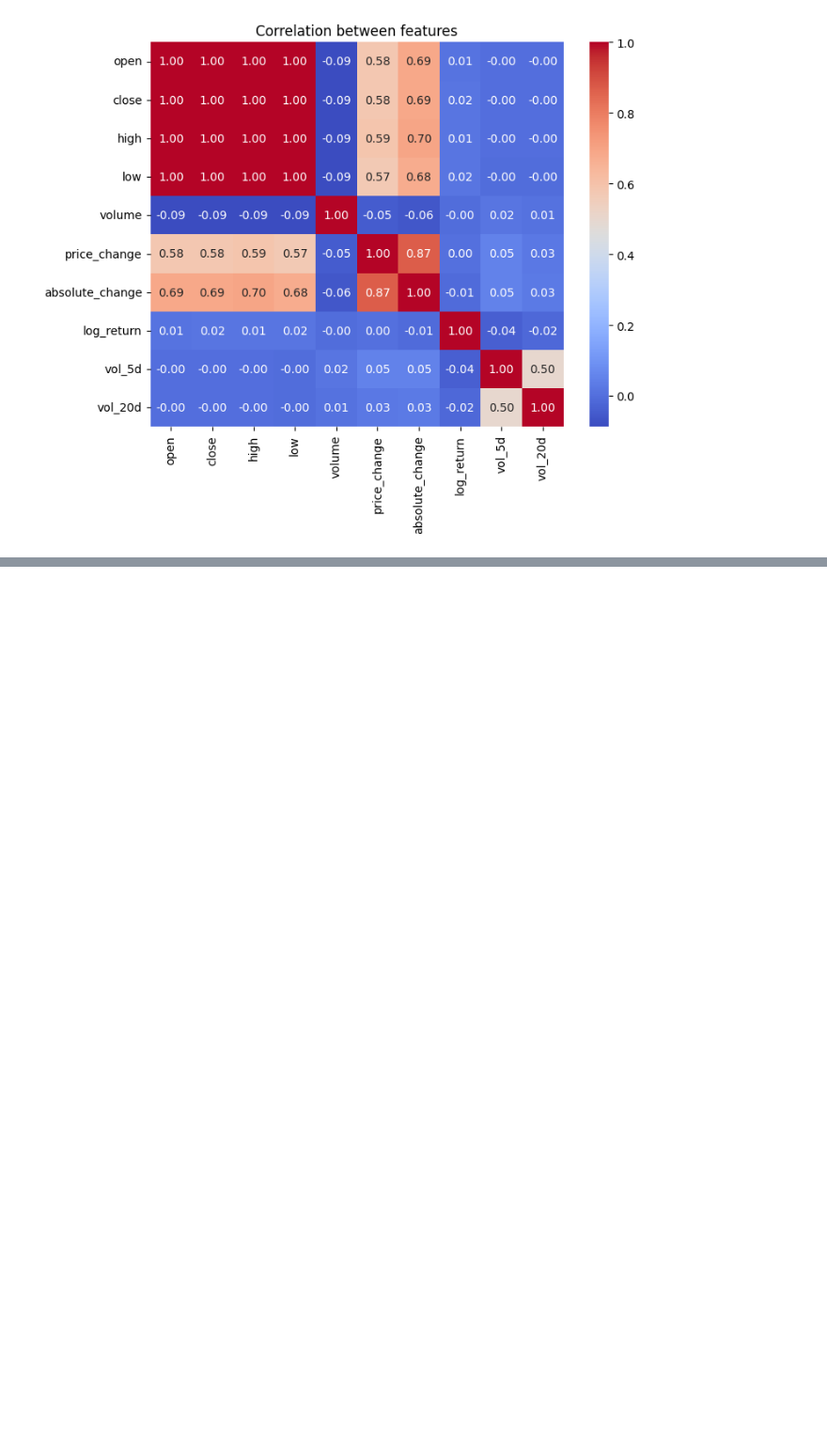
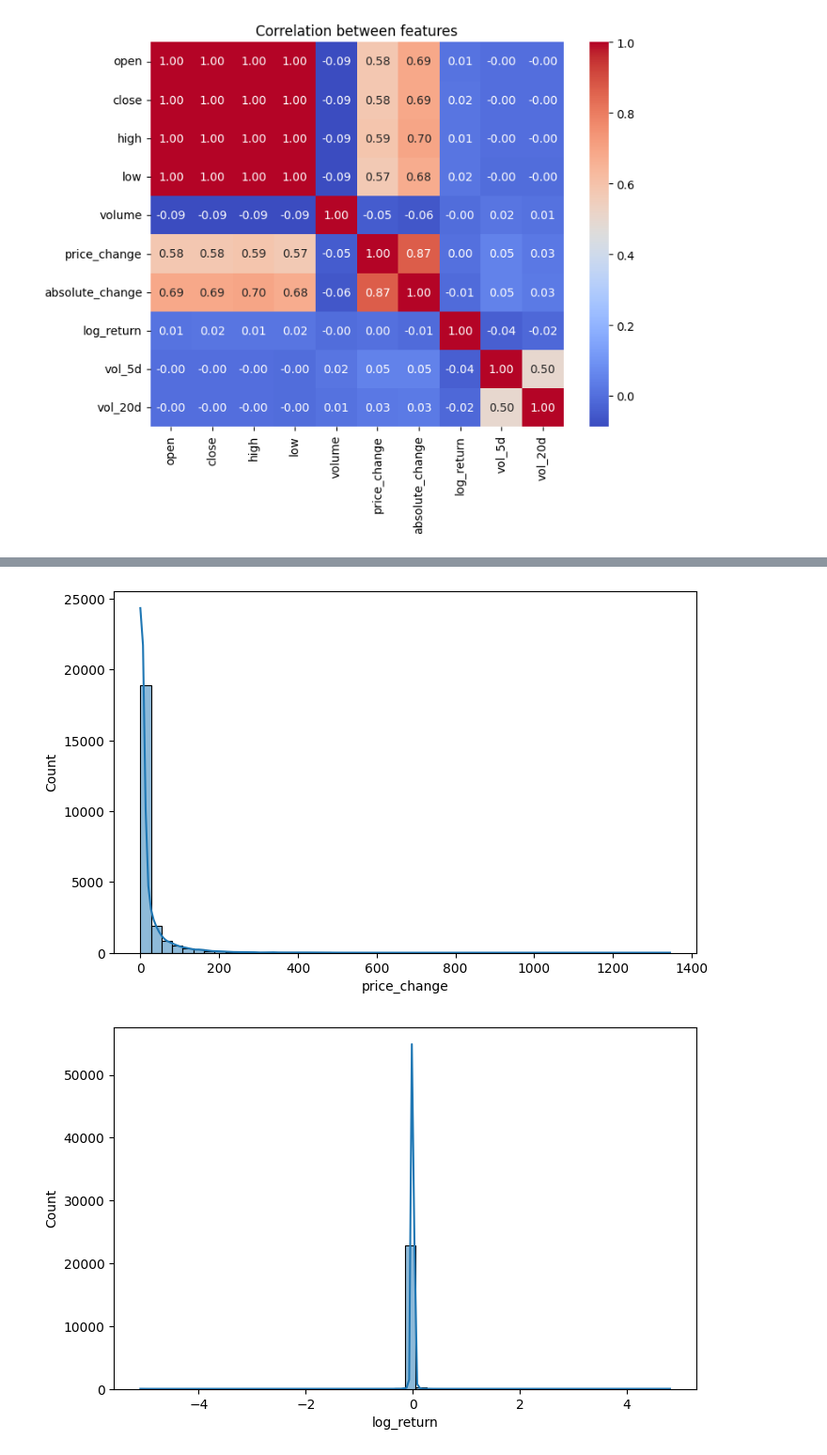
Before and after one commit to Dlzxn/FINAM_FORECAST, a Jupyter notebook: notebook/fin_analytic.ipynb, the cells around one changed output, grey strips where cells are left out. Shown at 94% size. Cells and saved outputs as stored; diff of their text form; code cells hidden in the pictures; blank space fills up the shorter version.

```diff
--- a/notebook/fin_analytic.ipynb
+++ b/notebook/fin_analytic.ipynb
@@ -142,0 +296,11 @@ plt.show()
+# %%
+for i, item in enumerate(data_out.columns):
+    if 5 <= i <= 24:
+        pass
+    else:
+        plt.figure(figsize=(8,5))
+        sns.histplot(df[item], bins=50, kde=True)
+        plt.show()
+# %% [output]
+[figure, added]
+[figure, added]
```
Also changed, not shown: parts of 14 cells of this notebook, 2 other files.
